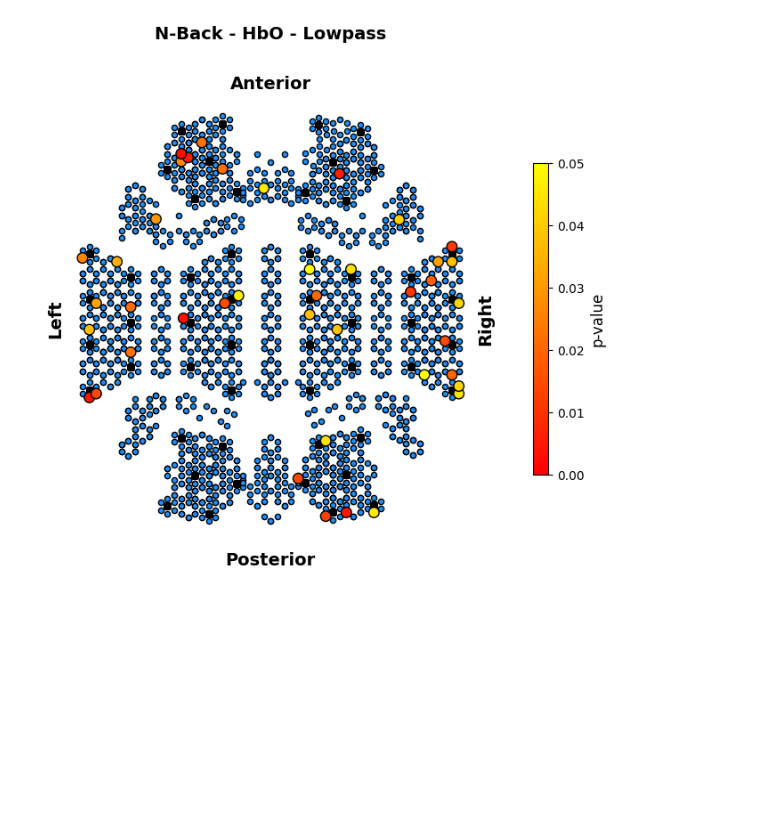
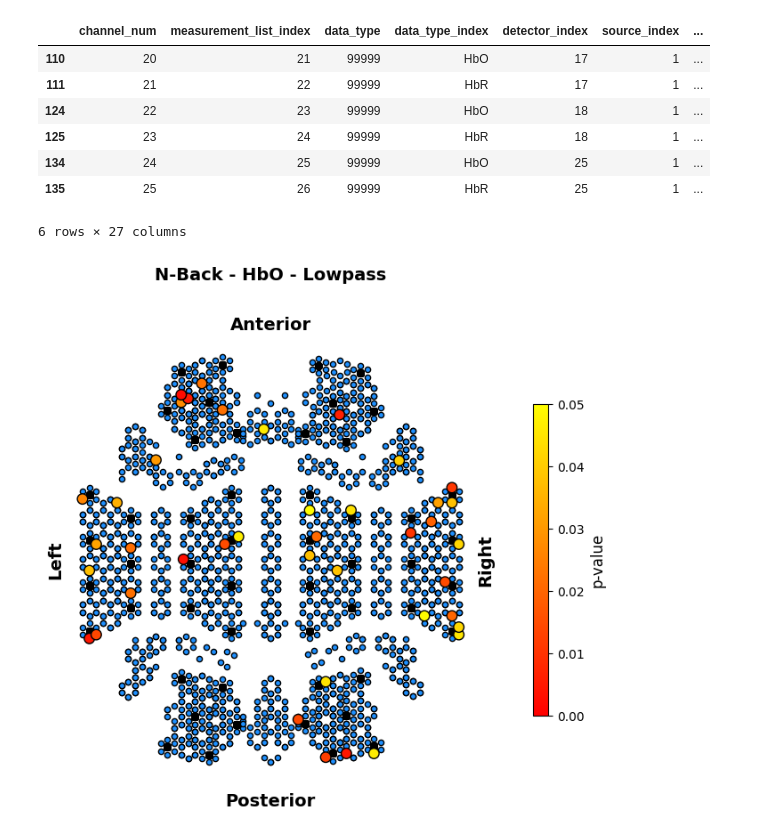
Before and after one commit to AyazLab/KernelFlow_Analysis, a Jupyter notebook: flow_analysis.ipynb, the cells around one changed output. Cells and saved outputs as stored; diff of their text form; code cells hidden in the pictures; blank space fills up the shorter version.

Commit message:
Combine source/detector DataFrame creation for all channels and inter-module channels into one function

```diff
--- a/flow_analysis.ipynb
+++ b/flow_analysis.ipynb
@@ -4123,3 +4081,15 @@ class Flow_Results:
+# %%
+par = Participant_Flow()
+par.flow.create_source_detector_df(dim="3D", inter_module_only=False, channels=[20, 21, 22, 23, 24, 25], brain_regions=True)
+# %% [output]
+|  | channel_num | measurement_list_index | data_type | data_type_index | detector_index | source_index | ... |
+| 110 | 20 | 21 | 99999 | HbO | 17 | 1 | ... |
+| 111 | 21 | 22 | 99999 | HbR | 17 | 1 | ... |
+| 124 | 22 | 23 | 99999 | HbO | 18 | 1 | ... |
+| 125 | 23 | 24 | 99999 | HbR | 18 | 1 | ... |
+| 134 | 24 | 25 | 99999 | HbO | 25 | 1 | ... |
+| 135 | 25 | 26 | 99999 | HbR | 25 | 1 | ... |
+6 rows × 27 columns
 # %%
 FR = Flow_Results()
 flow = Participant_Flow().flow
```
Also changed, not shown: parts of 2 cells of this notebook, 1 other file.
